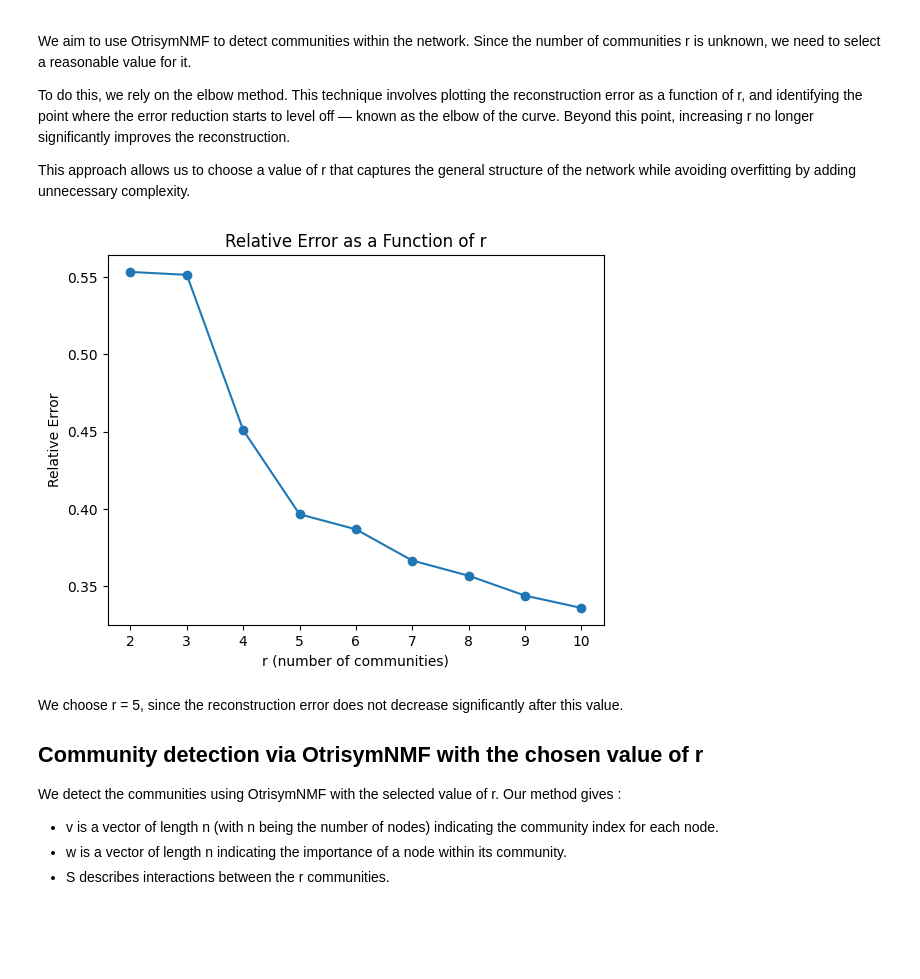
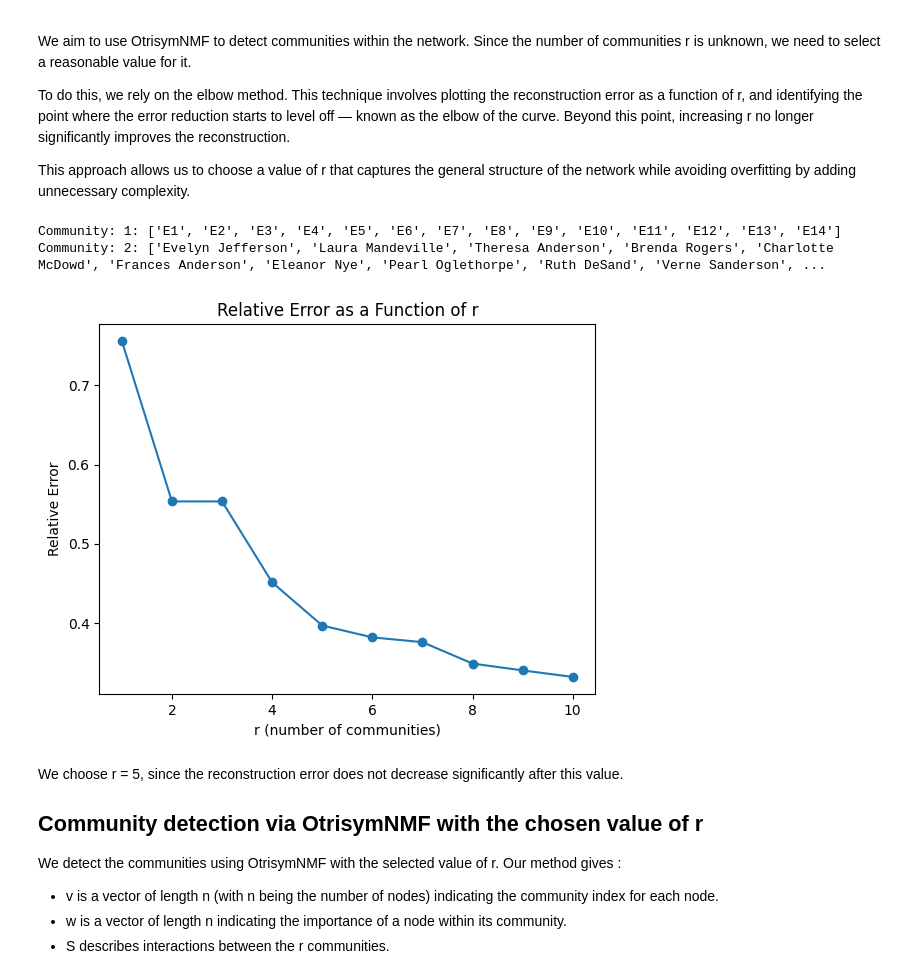
Before and after one commit to Alexia1305/OtrisymNMF_DCBM, a Jupyter notebook: Southern_women.ipynb, the cells around one changed output. Cells and saved outputs as stored; diff of their text form; code cells hidden in the pictures; blank space fills up the shorter version.

```diff
--- a/Southern_women.ipynb
+++ b/Southern_women.ipynb
@@ -61,20 +61,28 @@ This approach allows us to choose a value of r that captures the general structu
 # %%
 import OtrisymNMF
 import matplotlib.pyplot as plt
+import numpy as np
 X = nx.adjacency_matrix(G) # adjacency matrix of the graph
 errors=[]
-r_listes=range(2,11)
+r_listes=range(1,11)
 for r in r_listes : # compute the factorization for different values of r
     w, v, S, error = OtrisymNMF.OtrisymNMF_CD(X,r,numTrials=20,verbosity=0)
+    if r==2:
+        for i in range(max(v)+1):
+            index=np.where(v == i)[0]
+            print(f"Community: {i+1}: {[list(G.nodes())[j] for j in index] }")
+
     errors.append(error)
 # Plot of the relative reconstruction error as a function of r
 plt.plot(r_listes,errors,marker='o')
 plt.title('Relative Error as a Function of r')
 plt.xlabel('r (number of communities)')
 plt.ylabel('Relative Error')
 plt.show()
 # %% [output]
+Community: 1: ['E1', 'E2', 'E3', 'E4', 'E5', 'E6', 'E7', 'E8', 'E9', 'E10', 'E11', 'E12', 'E13', 'E14']
+Community: 2: ['Evelyn Jefferson', 'Laura Mandeville', 'Theresa Anderson', 'Brenda Rogers', 'Charlotte McDowd', 'Frances Anderson', 'Eleanor Nye', 'Pearl Oglethorpe', 'Ruth DeSand', 'Verne Sanderson', ...
-[figure, old version]
+[figure, new version]
 # %% [markdown]
 We choose r = 5, since the reconstruction error does not decrease significantly after this value.
 ## Community detection via OtrisymNMF with the chosen value of r
```
